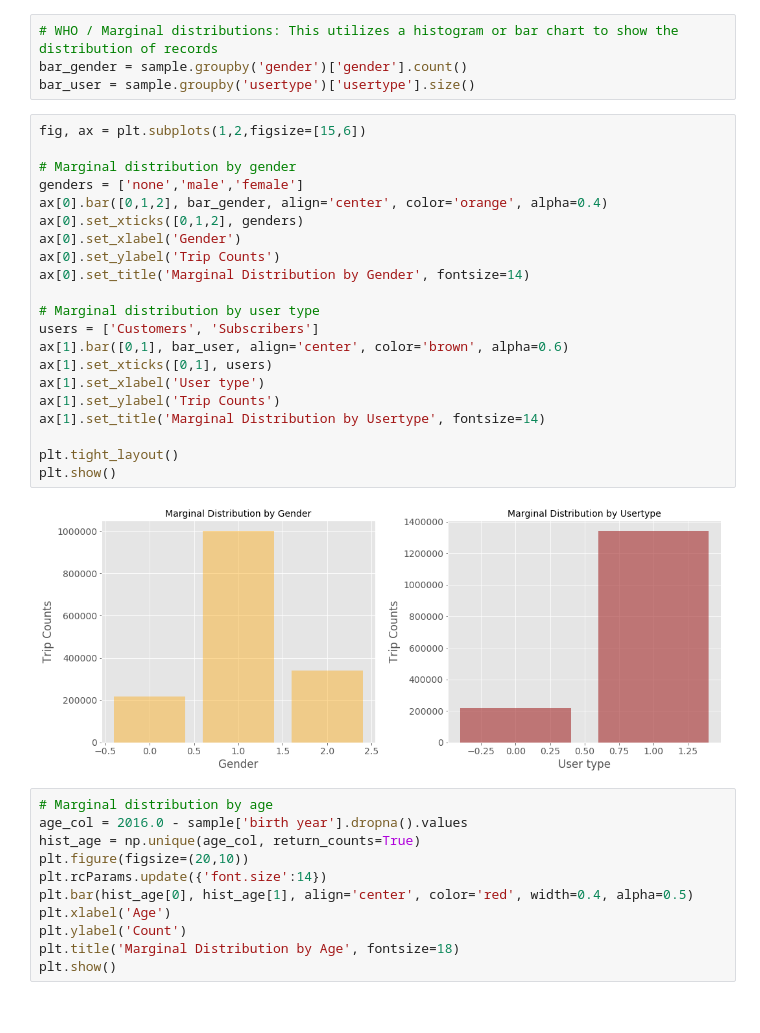
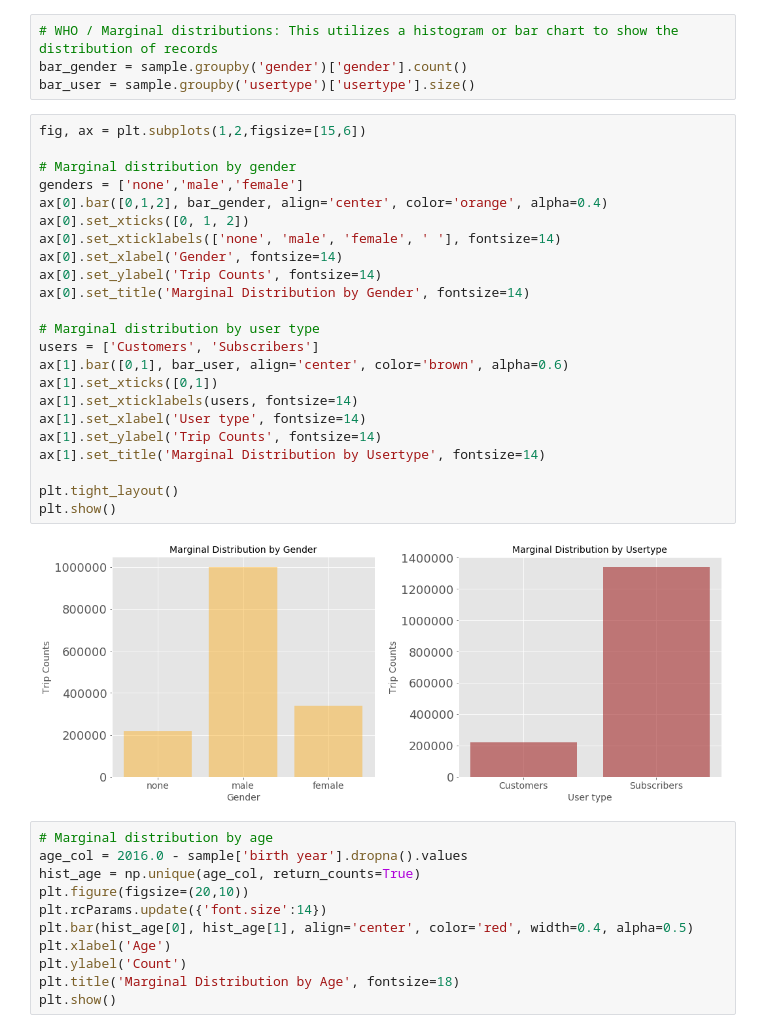
Before and after one commit to advanit/sb-submit, a Jupyter notebook: story.ipynb, the cells around one changed output. Drawn from its saved outputs; the diff is of its cells as text.

```diff
--- a/story.ipynb
+++ b/story.ipynb
@@ -177,26 +205,28 @@ bar_user = sample.groupby('usertype')['usertype'].size()
 # %%
 fig, ax = plt.subplots(1,2,figsize=[15,6])
 
 # Marginal distribution by gender
 genders = ['none','male','female']
 ax[0].bar([0,1,2], bar_gender, align='center', color='orange', alpha=0.4)
-ax[0].set_xticks([0,1,2], genders)
-ax[0].set_xlabel('Gender')
-ax[0].set_ylabel('Trip Counts')
+ax[0].set_xticks([0, 1, 2])
+ax[0].set_xticklabels(['none', 'male', 'female', ' '], fontsize=14)
+ax[0].set_xlabel('Gender', fontsize=14)
+ax[0].set_ylabel('Trip Counts', fontsize=14)
 ax[0].set_title('Marginal Distribution by Gender', fontsize=14)
 
 # Marginal distribution by user type
 users = ['Customers', 'Subscribers']
 ax[1].bar([0,1], bar_user, align='center', color='brown', alpha=0.6)
-ax[1].set_xticks([0,1], users)
-ax[1].set_xlabel('User type')
-ax[1].set_ylabel('Trip Counts')
+ax[1].set_xticks([0,1])
+ax[1].set_xticklabels(users, fontsize=14)
+ax[1].set_xlabel('User type', fontsize=14)
+ax[1].set_ylabel('Trip Counts', fontsize=14)
 ax[1].set_title('Marginal Distribution by Usertype', fontsize=14)
 
 plt.tight_layout()
 plt.show()
 # %% [output]
-[figure, old version]
+[figure, new version]
 # %%
 # Marginal distribution by age
 age_col = 2016.0 - sample['birth year'].dropna().values
```
Also changed, not shown: parts of 10 cells of this notebook.
